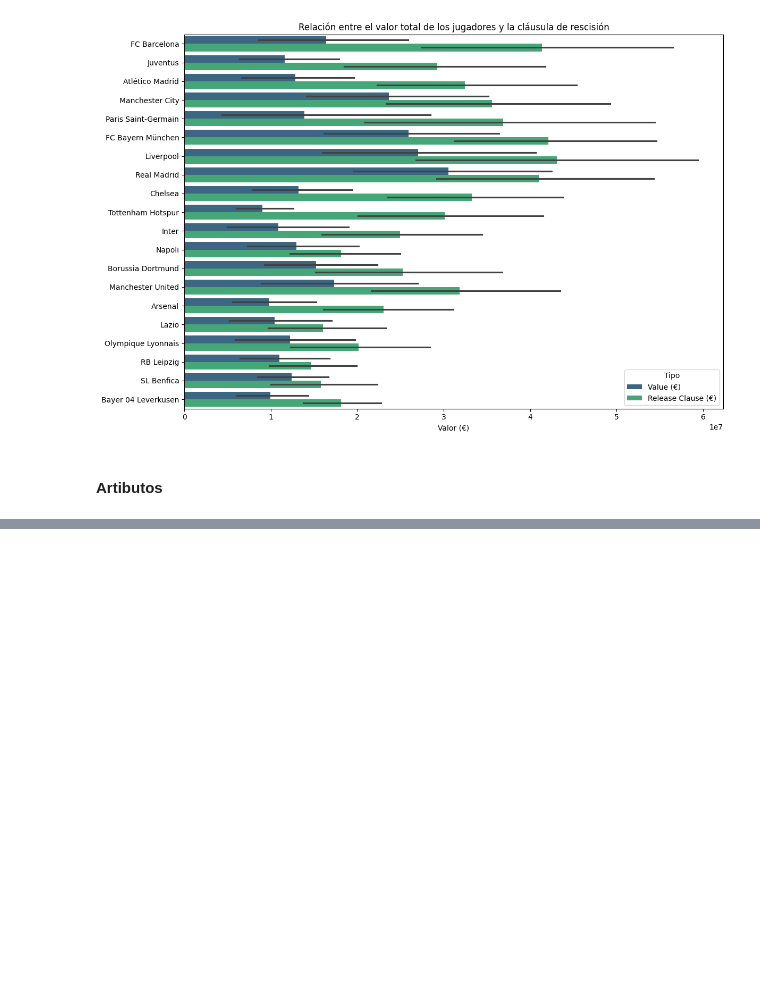
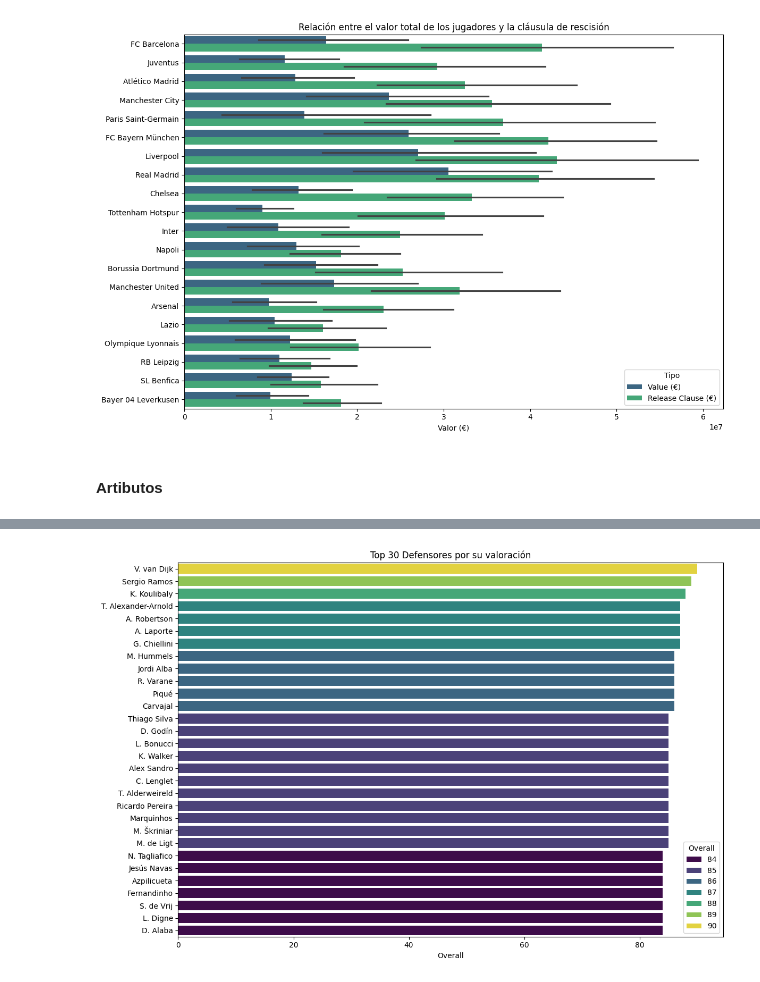
Before and after one commit to Tomaslopera/Fifa_Analysis, a Jupyter notebook: fifa21_analysis.ipynb, the cells around one changed output, grey strips where cells are left out. Drawn from its saved outputs; the diff is of its cells as text; code cells hidden in the pictures; blank space fills up the shorter version.

```diff
--- a/fifa21_analysis.ipynb
+++ b/fifa21_analysis.ipynb
@@ -566,0 +610,13 @@ plt.show()
+# %%
+df_defensas = df[df['Best Position'].str.contains('CB|RB|LB|RWB|LWB')]
+top30_defensas = df_defensas.sort_values(by='Overall', ascending=False).head(30)
+
+plt.figure(figsize=(12, 8))
+sns.barplot(data=top30_defensas, x='Overall', y='Name', palette='viridis', hue='Overall')
+plt.title('Top 30 Defensores por su valoración')
+plt.xlabel('Overall')
+plt.ylabel('')
+plt.tight_layout()
+plt.show()
+# %% [output]
+[figure, added]
```
Also changed, not shown: parts of 8 cells of this notebook, 9 other files.
